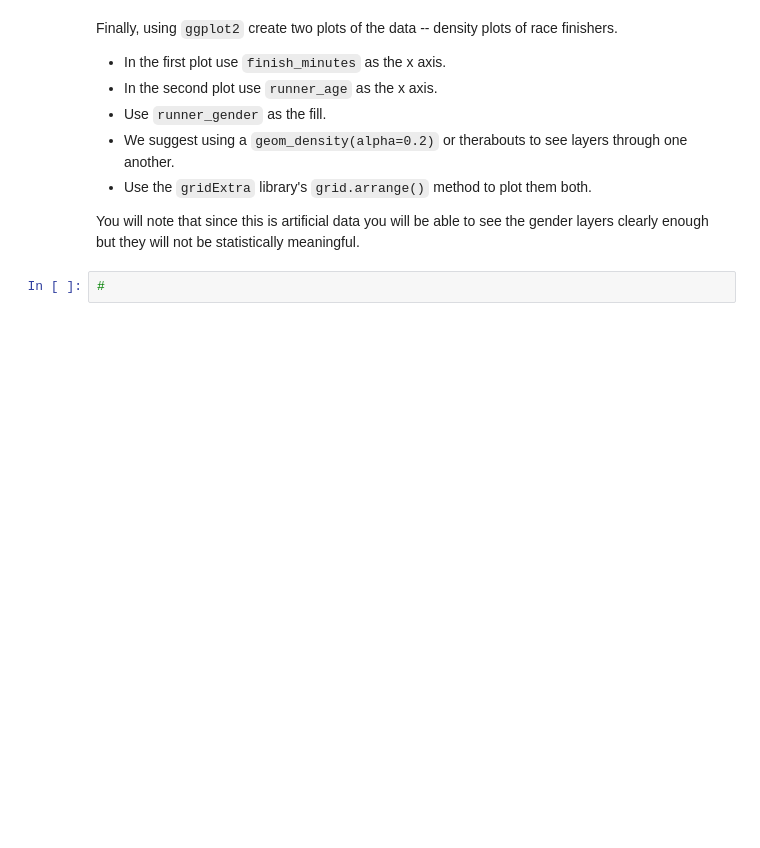
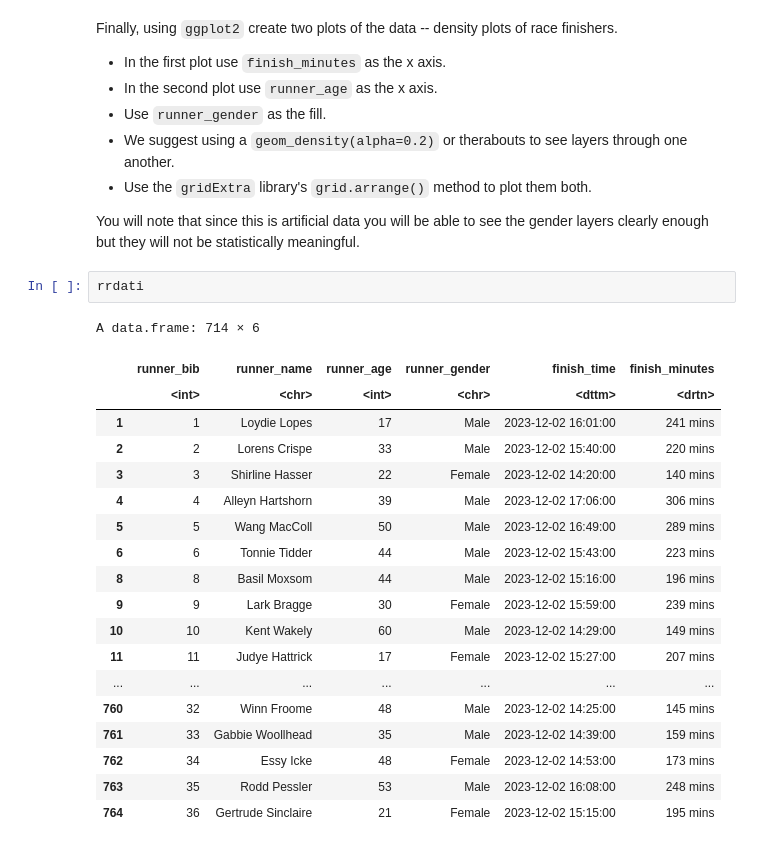
Before and after one commit to Robertocarbonee/DS1002-mvu2pj, a Jupyter notebook: labs/lab2/lab2-race-results.ipynb, the cells around one changed output. Drawn from its saved outputs; the diff is of its cells as text; blank space fills up the shorter version.

```diff
--- a/labs/lab2/lab2-race-results.ipynb
+++ b/labs/lab2/lab2-race-results.ipynb
@@ -218,5 +258,25 @@ Finally, using `ggplot2` create two plots of the data -- density plots of race f
 - Use the `gridExtra` library's `grid.arrange()` method to plot them both.
 
 You will note that since this is artificial data you will be able to see the gender layers clearly enough but they will not be statistically meaningful.
-# %%
-#
+# %%
+rrdati
+# %% [output]
+A data.frame: 714 × 6
+|  | runner_bib | runner_name | runner_age | runner_gender | finish_time | finish_minutes |
+|  | <int> | <chr> | <int> | <chr> | <dttm> | <drtn> |
+| 1 | 1 | Loydie Lopes | 17 | Male | 2023-12-02 16:01:00 | 241 mins |
+| 2 | 2 | Lorens Crispe | 33 | Male | 2023-12-02 15:40:00 | 220 mins |
+| 3 | 3 | Shirline Hasser | 22 | Female | 2023-12-02 14:20:00 | 140 mins |
+| 4 | 4 | Alleyn Hartshorn | 39 | Male | 2023-12-02 17:06:00 | 306 mins |
+| 5 | 5 | Wang MacColl | 50 | Male | 2023-12-02 16:49:00 | 289 mins |
+| 6 | 6 | Tonnie Tidder | 44 | Male | 2023-12-02 15:43:00 | 223 mins |
+| 8 | 8 | Basil Moxsom | 44 | Male | 2023-12-02 15:16:00 | 196 mins |
+| 9 | 9 | Lark Bragge | 30 | Female | 2023-12-02 15:59:00 | 239 mins |
+| 10 | 10 | Kent Wakely | 60 | Male | 2023-12-02 14:29:00 | 149 mins |
+| 11 | 11 | Judye Hattrick | 17 | Female | 2023-12-02 15:27:00 | 207 mins |
+| ... | ... | ... | ... | ... | ... | ... |
+| 760 | 32 | Winn Froome | 48 | Male | 2023-12-02 14:25:00 | 145 mins |
+| 761 | 33 | Gabbie Woollhead | 35 | Male | 2023-12-02 14:39:00 | 159 mins |
+| 762 | 34 | Essy Icke | 48 | Female | 2023-12-02 14:53:00 | 173 mins |
+| 763 | 35 | Rodd Pessler | 53 | Male | 2023-12-02 16:08:00 | 248 mins |
+| 764 | 36 | Gertrude Sinclaire | 21 | Female | 2023-12-02 15:15:00 | 195 mins |
```
Also changed, not shown: parts of 10 cells of this notebook.
